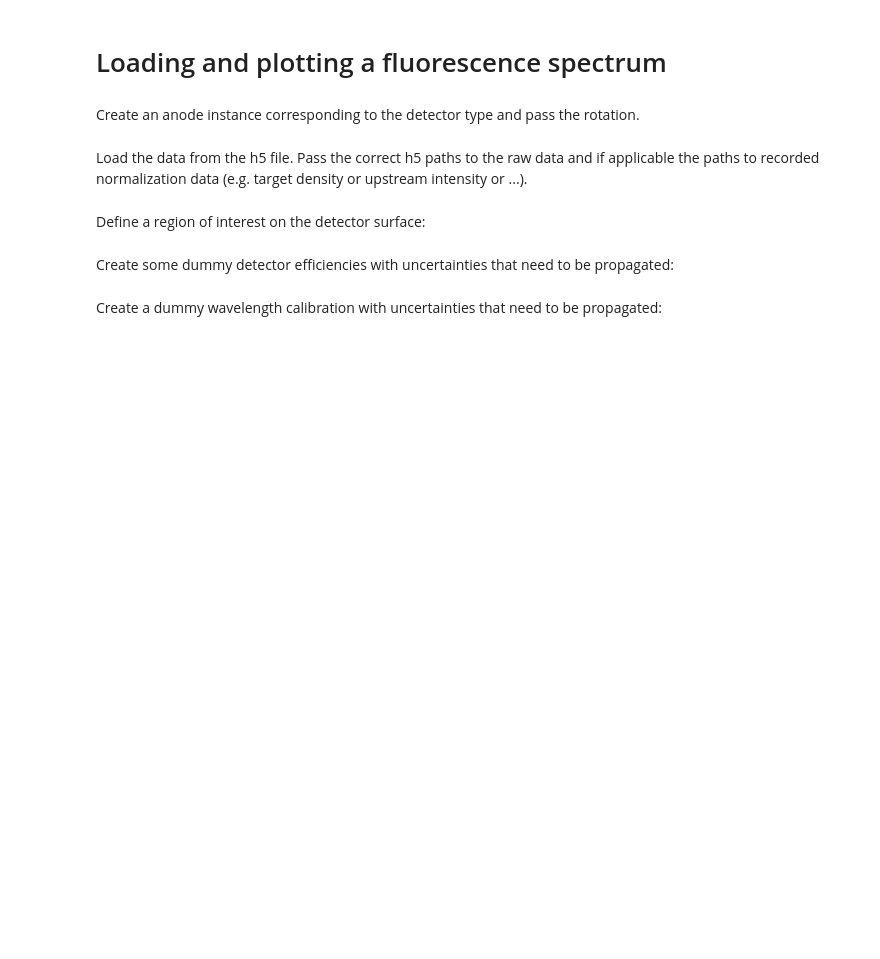
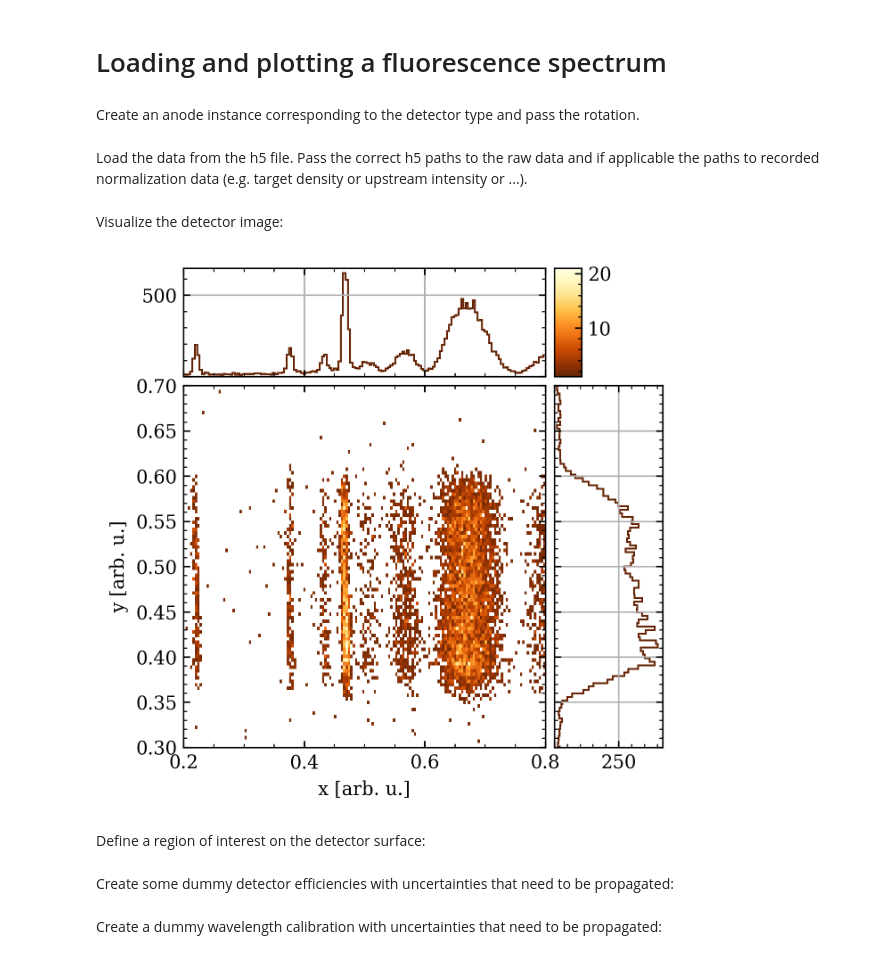
Before and after one commit to adryyan/agepy, a Jupyter notebook: docs/_notebooks/photon_spectrum.ipynb, the cells around one changed output. Cells and saved outputs as stored; diff of their text form; code cells hidden in the pictures; blank space fills up the shorter version.

```diff
--- a/docs/_notebooks/photon_spectrum.ipynb
+++ b/docs/_notebooks/photon_spectrum.ipynb
@@ -17,12 +17,20 @@ data and if applicable the paths to recorded normalization data
 # %%
 spectrum = Spectrum.from_h5(
     "spectrum.h5",  # Path to the h5 file
+    anode,  # Anode object
     raw = "dld_rd#raw",  # Path to the raw data in the h5 file
     time = 600,  # Optional, acquisition time in seconds
-    anode = anode,  # Anode object
     target_density = "baratron#value",  # Optional, path to the target density in the h5 file
     upstream_intensity = "mirror#value",  # Optional, path to the upstream intensity in the h5 file
 )
+# %% [markdown]
+Visualize the detector image:
+# %%
+bins = np.histogram([], bins=256, range=(0, 1))[1]
+fig, ax = spectrum.det_image(bins=bins, x_lim=(0.2, 0.8), y_lim=(0.3, 0.7))
+plt.show()
+# %% [output]
+[figure, added]
 # %% [markdown]
 Define a region of interest on the detector surface:
 # %%
```
Also changed, not shown: 5 other files.
